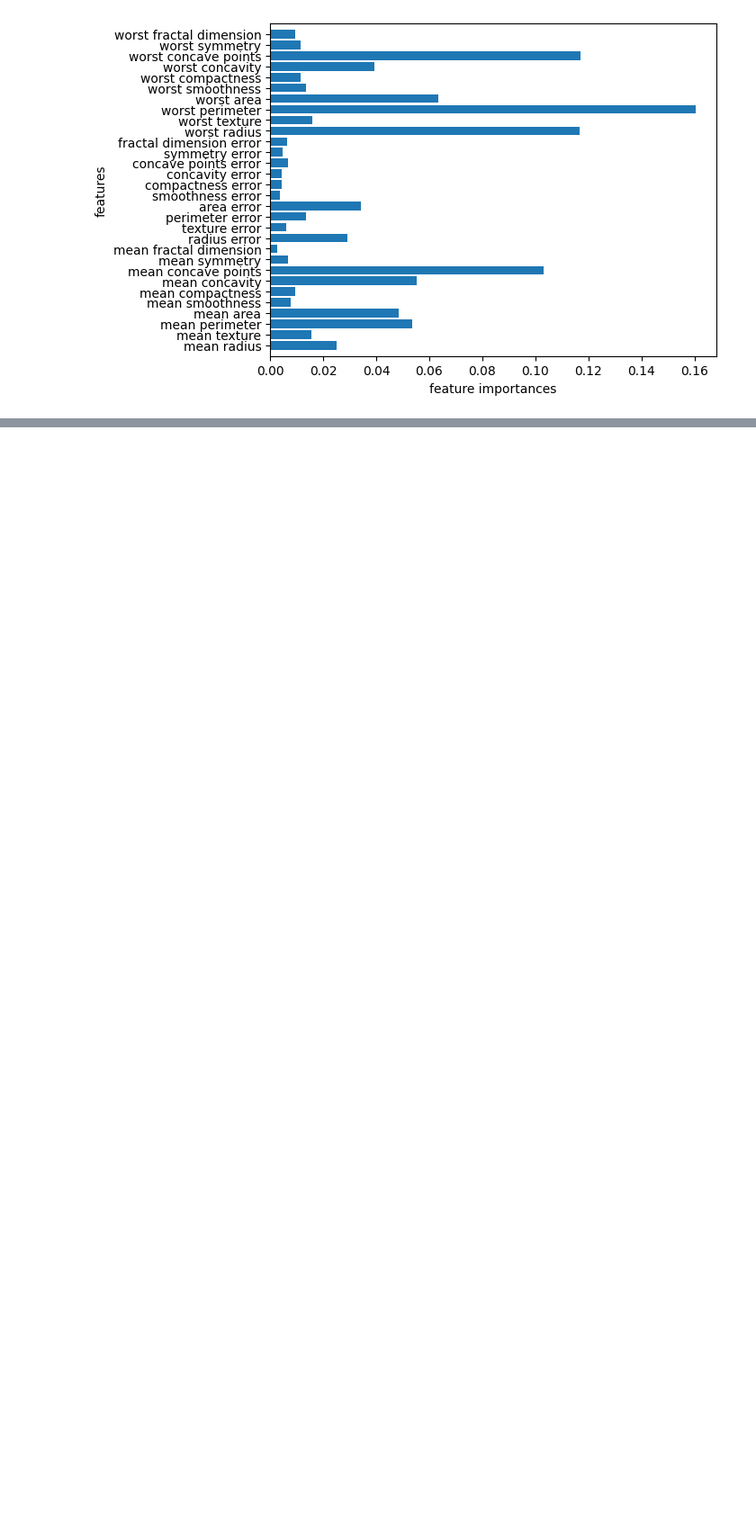
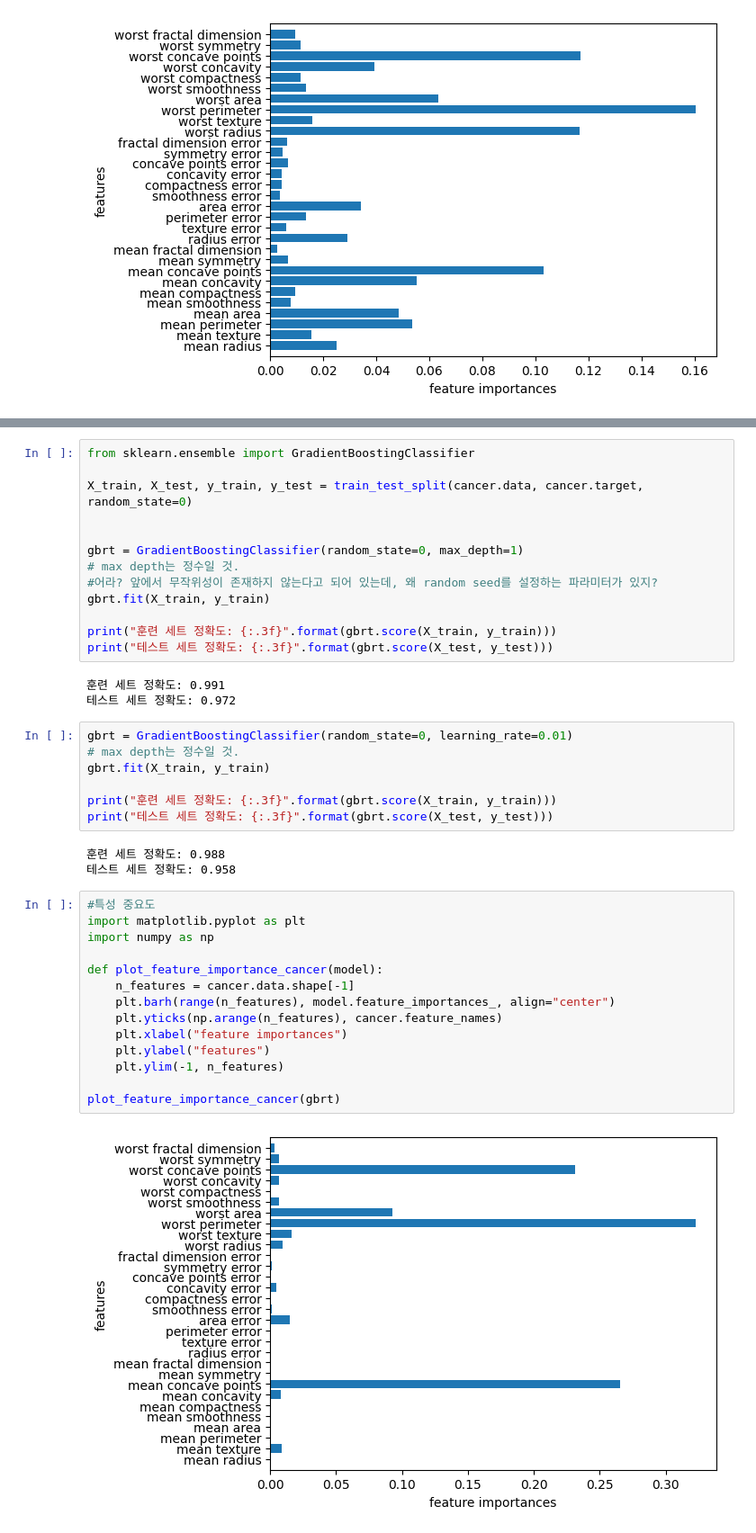
Before and after one commit to yena2bell/ML_study, a Jupyter notebook: 240523 결정 트리의 앙상블.ipynb, the cells around one changed output, grey strips where cells are left out. Shown at 90% size. Saved outputs shown, nothing was run; the diff lists cells and outputs as text; blank space fills up the shorter version.

```diff
--- a/240523 결정 트리의 앙상블.ipynb
+++ b/240523 결정 트리의 앙상블.ipynb
@@ -126,0 +163,42 @@ plot_feature_importance_cancer(forest)
+# %%
+from sklearn.ensemble import GradientBoostingClassifier
+
+X_train, X_test, y_train, y_test = train_test_split(cancer.data, cancer.target,  random_state=0)
+
+
+gbrt = GradientBoostingClassifier(random_state=0, max_depth=1)
+# max depth는 정수일 것.
+#어라? 앞에서 무작위성이 존재하지 않는다고 되어 있는데, 왜 random seed를 설정하는 파라미터가 있지?
+gbrt.fit(X_train, y_train)
+
+print("훈련 세트 정확도: {:.3f}".format(gbrt.score(X_train, y_train)))
+print("테스트 세트 정확도: {:.3f}".format(gbrt.score(X_test, y_test)))
+# %% [output]
+훈련 세트 정확도: 0.991
+테스트 세트 정확도: 0.972
+# %%
+gbrt = GradientBoostingClassifier(random_state=0, learning_rate=0.01)
+# max depth는 정수일 것.
+gbrt.fit(X_train, y_train)
+
+print("훈련 세트 정확도: {:.3f}".format(gbrt.score(X_train, y_train)))
+print("테스트 세트 정확도: {:.3f}".format(gbrt.score(X_test, y_test)))
+# %% [output]
+훈련 세트 정확도: 0.988
+테스트 세트 정확도: 0.958
+# %%
+#특성 중요도
+import matplotlib.pyplot as plt
+import numpy as np
+
+def plot_feature_importance_cancer(model):
+    n_features = cancer.data.shape[-1]
+    plt.barh(range(n_features), model.feature_importances_, align="center")
+    plt.yticks(np.arange(n_features), cancer.feature_names)
+    plt.xlabel("feature importances")
+    plt.ylabel("features")
+    plt.ylim(-1, n_features)
+
+plot_feature_importance_cancer(gbrt)
+# %% [output]
+[figure, added]
```
Also changed, not shown: parts of 4 cells of this notebook.
